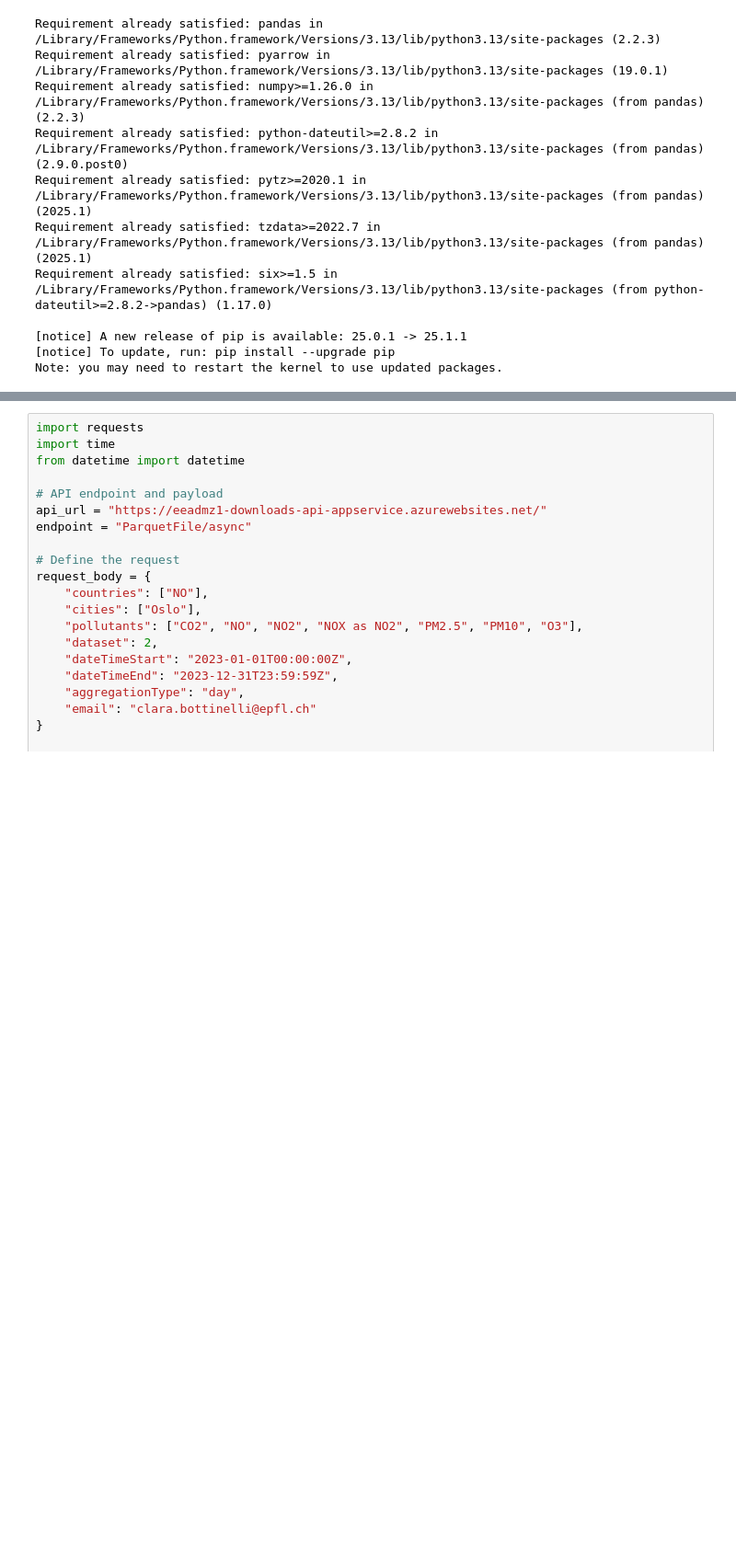
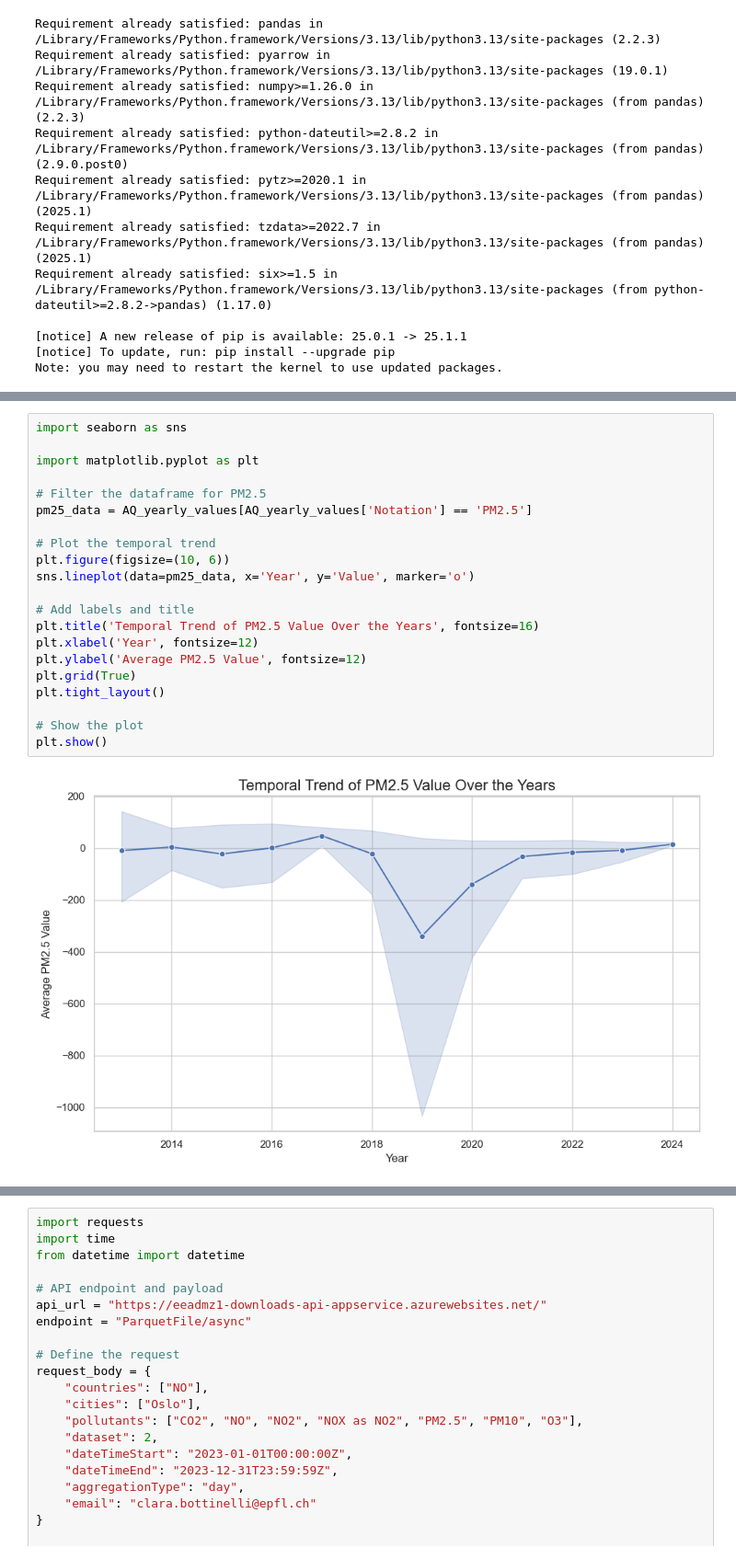
Before and after one commit to JskifterJ/DSML, a Jupyter notebook: data/raw/claradata.ipynb, the cells around one changed output, grey strips where cells are left out. Shown at 92% size. Saved outputs shown, nothing was run; the diff lists cells and outputs as text; blank space fills up the shorter version.

```diff
--- a/data/raw/claradata.ipynb
+++ b/data/raw/claradata.ipynb
@@ -53,0 +282,23 @@ FileNotFoundError: [Errno 2] No such file or directory: './data/raw/AQ_data'
+# %%
+import seaborn as sns
+
+import matplotlib.pyplot as plt
+
+# Filter the dataframe for PM2.5
+pm25_data = AQ_yearly_values[AQ_yearly_values['Notation'] == 'PM2.5']
+
+# Plot the temporal trend
+plt.figure(figsize=(10, 6))
+sns.lineplot(data=pm25_data, x='Year', y='Value', marker='o')
+
+# Add labels and title
+plt.title('Temporal Trend of PM2.5 Value Over the Years', fontsize=16)
+plt.xlabel('Year', fontsize=12)
+plt.ylabel('Average PM2.5 Value', fontsize=12)
+plt.grid(True)
+plt.tight_layout()
+
+# Show the plot
+plt.show()
+# %% [output]
+[figure, added]
```
Also changed, not shown: parts of 17 cells of this notebook, 1 other file.
